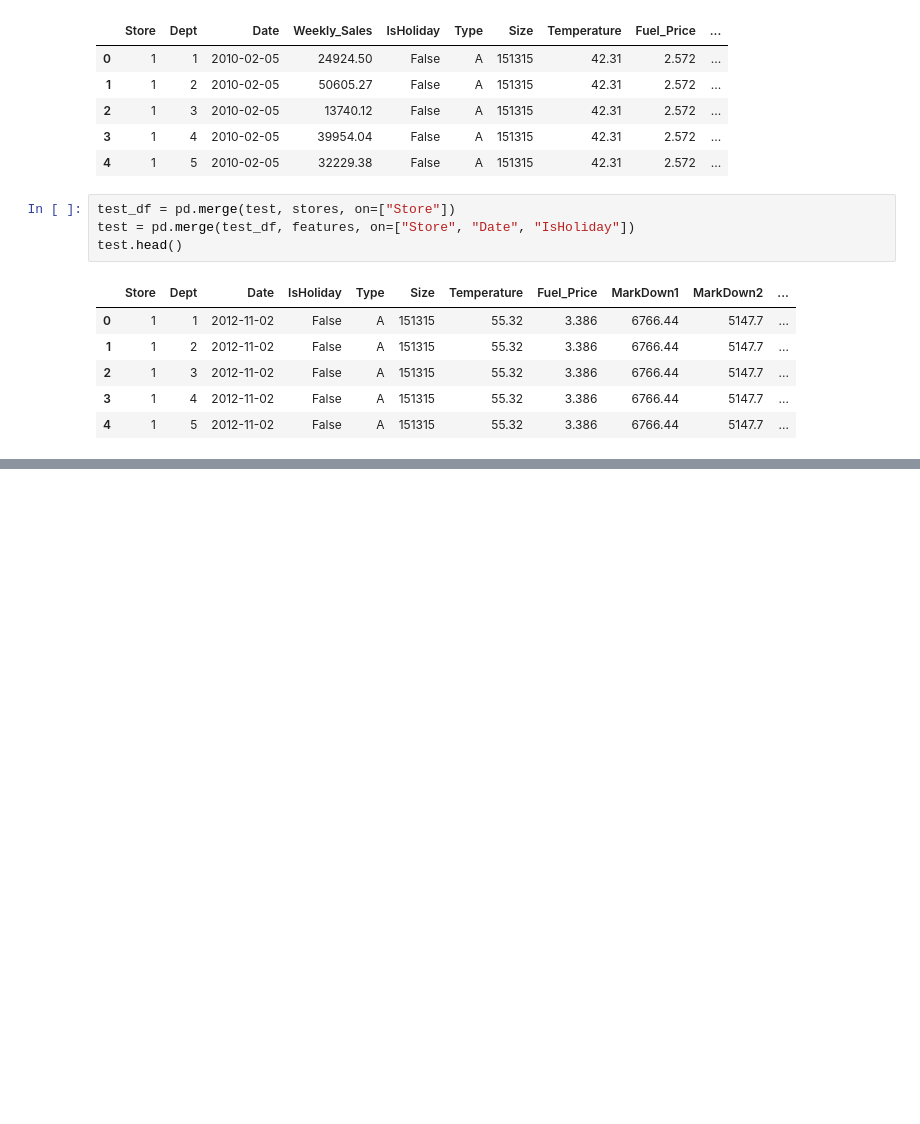
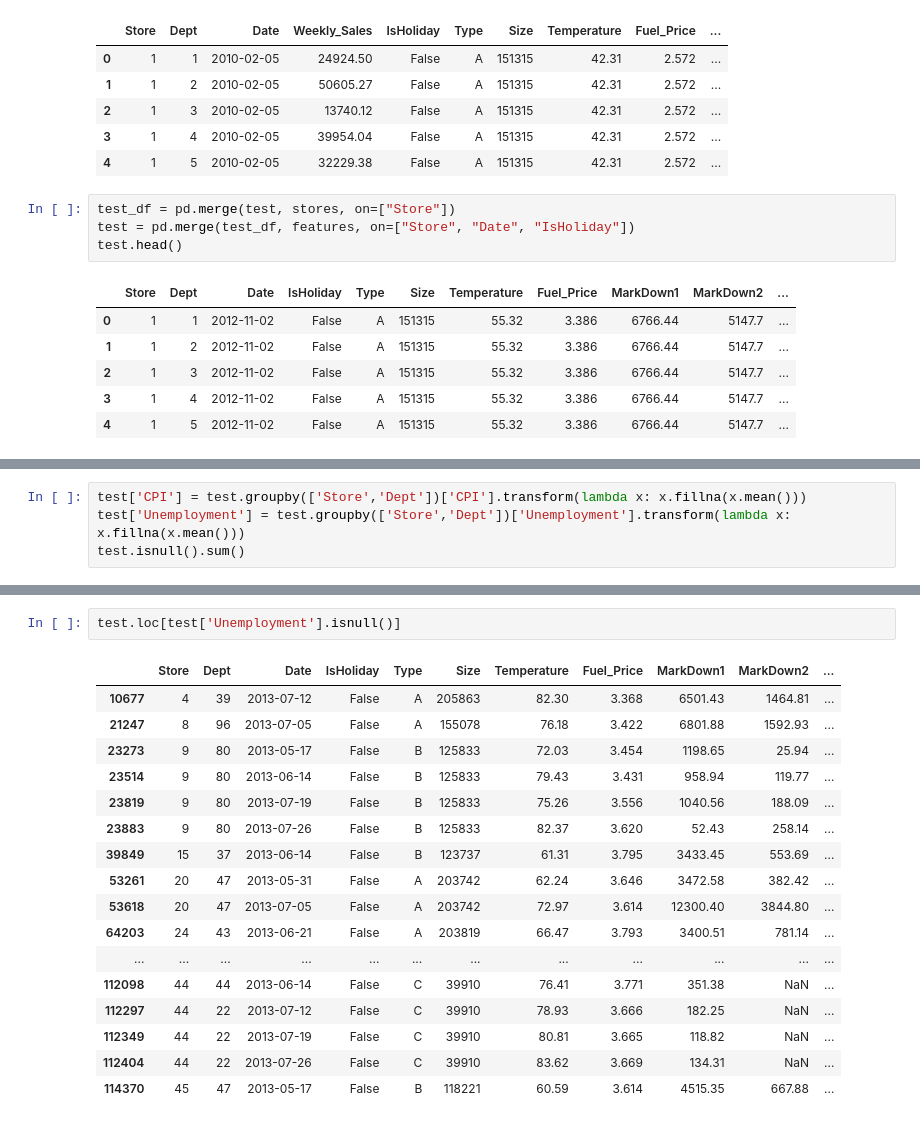
Before and after one commit to alyslma/walmart-sales-forecasting, a Jupyter notebook: WalmartSalesPrediction.ipynb, the cells around one changed output, grey strips where cells are left out. Drawn from its saved outputs; the diff is of its cells as text; blank space fills up the shorter version.

```diff
--- a/WalmartSalesPrediction.ipynb
+++ b/WalmartSalesPrediction.ipynb
@@ -190,0 +262,4 @@ test.head()
+# %%
+test['CPI'] = test.groupby(['Store','Dept'])['CPI'].transform(lambda x: x.fillna(x.mean()))
+test['Unemployment'] = test.groupby(['Store','Dept'])['Unemployment'].transform(lambda x: x.fillna(x.mean()))
+test.isnull().sum()
@@ -190,0 +283,20 @@ test.head()
+# %%
+test.loc[test['Unemployment'].isnull()]
+# %% [output]
+|  | Store | Dept | Date | IsHoliday | Type | Size | Temperature | Fuel_Price | MarkDown1 | MarkDown2 | ... |
+| 10677 | 4 | 39 | 2013-07-12 | False | A | 205863 | 82.30 | 3.368 | 6501.43 | 1464.81 | ... |
+| 21247 | 8 | 96 | 2013-07-05 | False | A | 155078 | 76.18 | 3.422 | 6801.88 | 1592.93 | ... |
+| 23273 | 9 | 80 | 2013-05-17 | False | B | 125833 | 72.03 | 3.454 | 1198.65 | 25.94 | ... |
+| 23514 | 9 | 80 | 2013-06-14 | False | B | 125833 | 79.43 | 3.431 | 958.94 | 119.77 | ... |
+| 23819 | 9 | 80 | 2013-07-19 | False | B | 125833 | 75.26 | 3.556 | 1040.56 | 188.09 | ... |
+| 23883 | 9 | 80 | 2013-07-26 | False | B | 125833 | 82.37 | 3.620 | 52.43 | 258.14 | ... |
+| 39849 | 15 | 37 | 2013-06-14 | False | B | 123737 | 61.31 | 3.795 | 3433.45 | 553.69 | ... |
+| 53261 | 20 | 47 | 2013-05-31 | False | A | 203742 | 62.24 | 3.646 | 3472.58 | 382.42 | ... |
+| 53618 | 20 | 47 | 2013-07-05 | False | A | 203742 | 72.97 | 3.614 | 12300.40 | 3844.80 | ... |
+| 64203 | 24 | 43 | 2013-06-21 | False | A | 203819 | 66.47 | 3.793 | 3400.51 | 781.14 | ... |
+| ... | ... | ... | ... | ... | ... | ... | ... | ... | ... | ... | ... |
+| 112098 | 44 | 44 | 2013-06-14 | False | C | 39910 | 76.41 | 3.771 | 351.38 | NaN | ... |
+| 112297 | 44 | 22 | 2013-07-12 | False | C | 39910 | 78.93 | 3.666 | 182.25 | NaN | ... |
+| 112349 | 44 | 22 | 2013-07-19 | False | C | 39910 | 80.81 | 3.665 | 118.82 | NaN | ... |
+| 112404 | 44 | 22 | 2013-07-26 | False | C | 39910 | 83.62 | 3.669 | 134.31 | NaN | ... |
+| 114370 | 45 | 47 | 2013-05-17 | False | B | 118221 | 60.59 | 3.614 | 4515.35 | 667.88 | ... |
```
Also changed, not shown: parts of 10 cells of this notebook.
